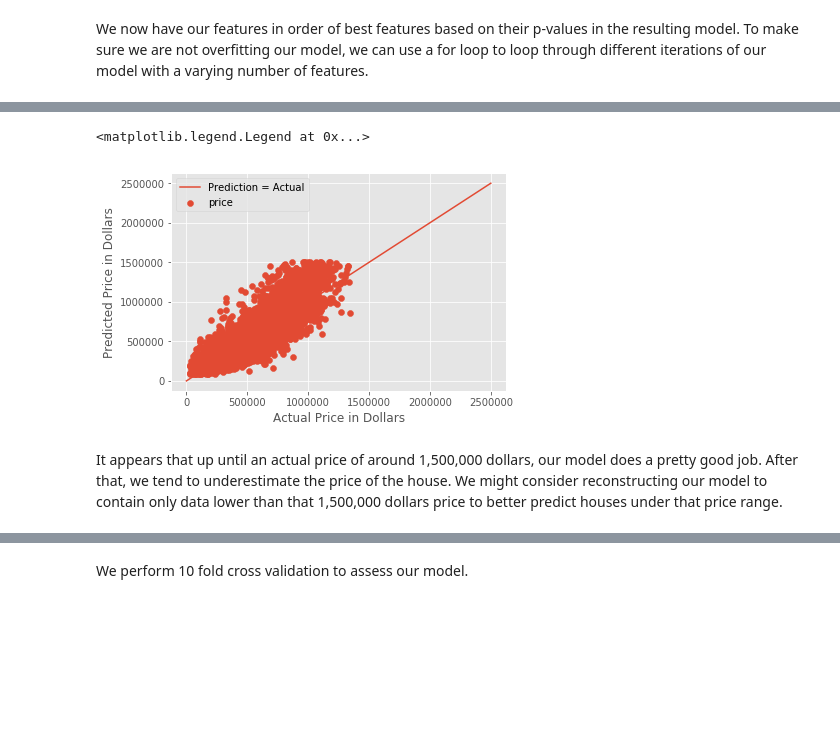
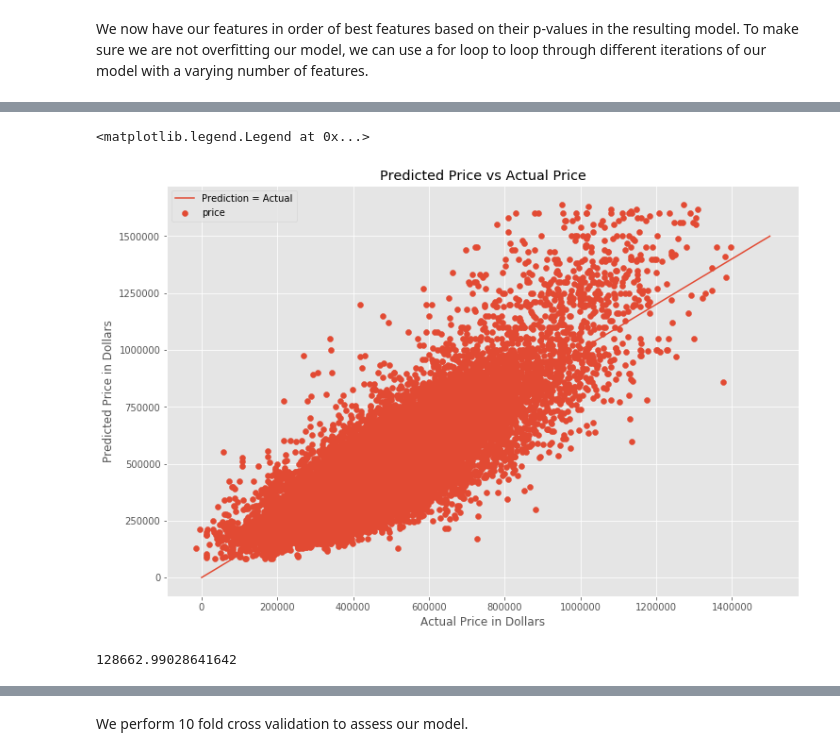
Before and after one commit to yshp57/dsc-1-final-project-online-ds-pt-100118, a Jupyter notebook: student.ipynb, the cells around one changed output, grey strips where cells are left out. Saved outputs shown, nothing was run; the diff lists cells and outputs as text; code cells hidden in the pictures; blank space fills up the shorter version.

```diff
--- a/student.ipynb
+++ b/student.ipynb
@@ -429,9 +437,9 @@ sqft_living has a coorelation of over .75 with the sqft above ground, while the
 # %%
-df = df.drop(columns= ['sqft_above', 'sqft_lot15'])
+df = df.drop(columns= ['sqft_above', 'sqft_lot15', 'sqft_living15'])
 # %%
 #We must change any categorical variables into dummy variables
 df2 = df
-df2 = pd.get_dummies(df2, drop_first=True)
+df2 = pd.get_dummies(df2, drop_first=False)
 # %%
 df2.info()
 # %% [output]
@@ -730,7 +704,7 @@ X = df2.drop(columns=['price', 'age','yr_renovated_bins_Ren_1930s', 'yr_renovate
        'yr_renovated_bins_Ren_1950s', 'yr_renovated_bins_Ren_1960s',
        'yr_renovated_bins_Ren_1970s', 'yr_renovated_bins_Ren_1980s',
        'yr_renovated_bins_Ren_1990s', 'yr_renovated_bins_Ren_2000s',
-       'yr_renovated_bins_Ren_2010s']).astype('float')
+       'yr_renovated_bins_Ren_2010s', 'yr_renovated_bins_NotRenovated']).astype('float')
 y = df2['price']
 # %%
 import statsmodels.api as sm
@@ -830,5 +804,5 @@ Looking at this plot, while more features increases our r_squared value, it seem
 # %%
-selectedfeatures = selected[0:25]
+selectedfeatures = selected[0:20]
 linreg = LinearRegression()
 linreg.fit(X[selectedfeatures], y)
 yhat = linreg.predict(X[selectedfeatures])
@@ -842,11 +816,20 @@ r_squared
 # %%
+plt.figure(figsize=(12,8))
 plt.scatter(yhat, y)
-plt.plot([1, 2500000], [1,2500000], label= 'Prediction = Actual')
+plt.plot([1, 1500000], [1,1500000], label= 'Prediction = Actual')
 plt.xlabel('Actual Price in Dollars')
 plt.ylabel('Predicted Price in Dollars')
+plt.title('Predicted Price vs Actual Price')
 plt.legend()
 # %% [output]
 <matplotlib.legend.Legend at 0x...>
-[figure, old version]
+[figure, new version]
-# %% [markdown]
-It appears that up until an actual price of around 1,500,000 dollars, our model does a pretty good job. After that, we tend to underestimate the price of the house. We might consider reconstructing our model to contain only data lower than that 1,500,000 dollars price to better predict houses under that price range.
+# %%
+residuals = y - yhat
+residualssquared = residuals**2
+sumsquared = sum(residualssquared)
+MSE = sumsquared/len(residuals)
+RMSE = np.sqrt(MSE)
+RMSE
+# %% [output]
+128662.99028641642
```
Also changed, not shown: parts of 73 cells of this notebook, 3 other files.
